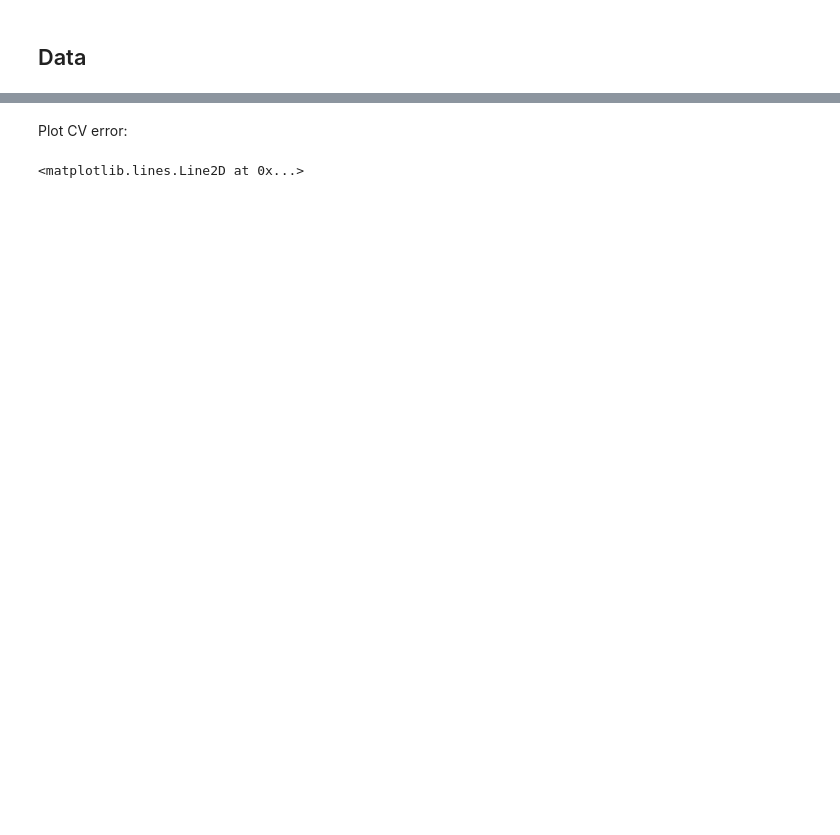
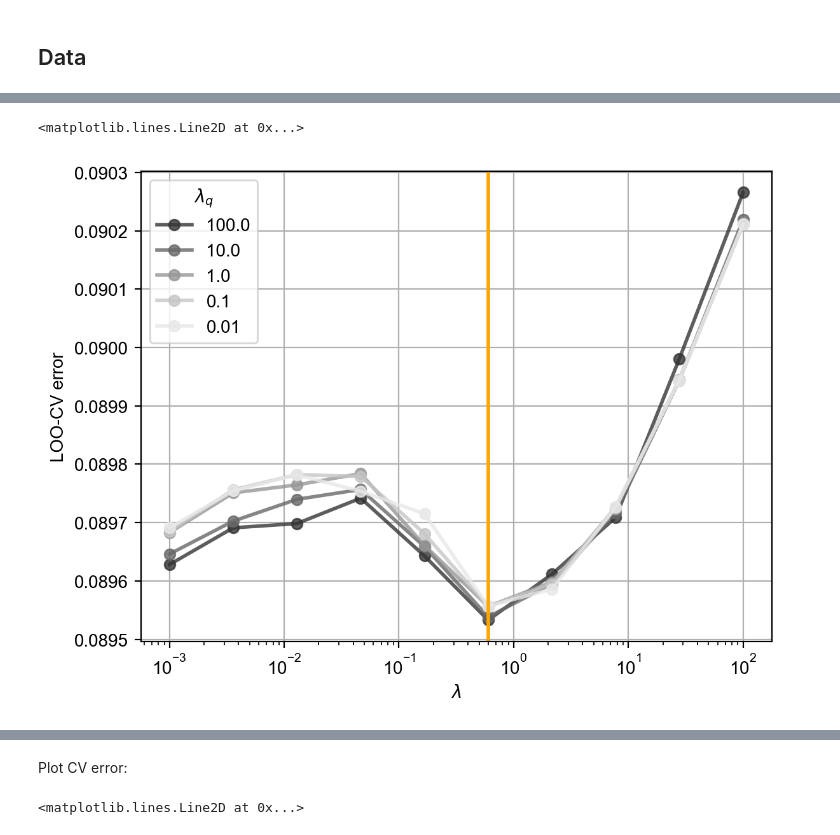
Before and after one commit to NovembreLab/feems, a Jupyter notebook: docsrc/notebooks/cross-validation.ipynb, the cells around one changed output, grey strips where cells are left out. Drawn from its saved outputs; the diff is of its cells as text; code cells hidden in the pictures; blank space fills up the shorter version.

```diff
--- a/docsrc/notebooks/cross-validation.ipynb
+++ b/docsrc/notebooks/cross-validation.ipynb
@@ -54,0 +95,15 @@ sp_graph = SpatialGraph(genotypes, coord, grid, edges, scale_snps=True)
+# %%
+# lamb & lamb_q CV values
+lamb_q_cv = lamb_q_grid[np.where(mean_cv_err == np.min(mean_cv_err))[0][0]]
+lamb_cv = lamb_grid[np.where(mean_cv_err == np.min(mean_cv_err))[1][0]]
+
+# plot the figure of CV error
+plt.figure(dpi = 200)
+plt.gca().set_prop_cycle(color=[plt.get_cmap('Greys_r').resampled(len(lamb_q_grid)+2)(i) for i in range(1,len(lamb_q_grid)+1)])
+lineObj = plt.plot(lamb_grid, mean_cv_err.T, '-o', linewidth = 2, alpha = 0.8)
+plt.legend(lineObj, lamb_q_grid, title=r'$\lambda_q$'); plt.grid()
+plt.xlabel(r'$\lambda$'); plt.semilogx(); plt.ylabel('LOO-CV error')
+plt.axvline(lamb_cv, linewidth = 2, color = 'orange')
+# %% [output]
+<matplotlib.lines.Line2D at 0x...>
+[figure, added]
```
Also changed, not shown: parts of 19 cells of this notebook, 1 other file.
